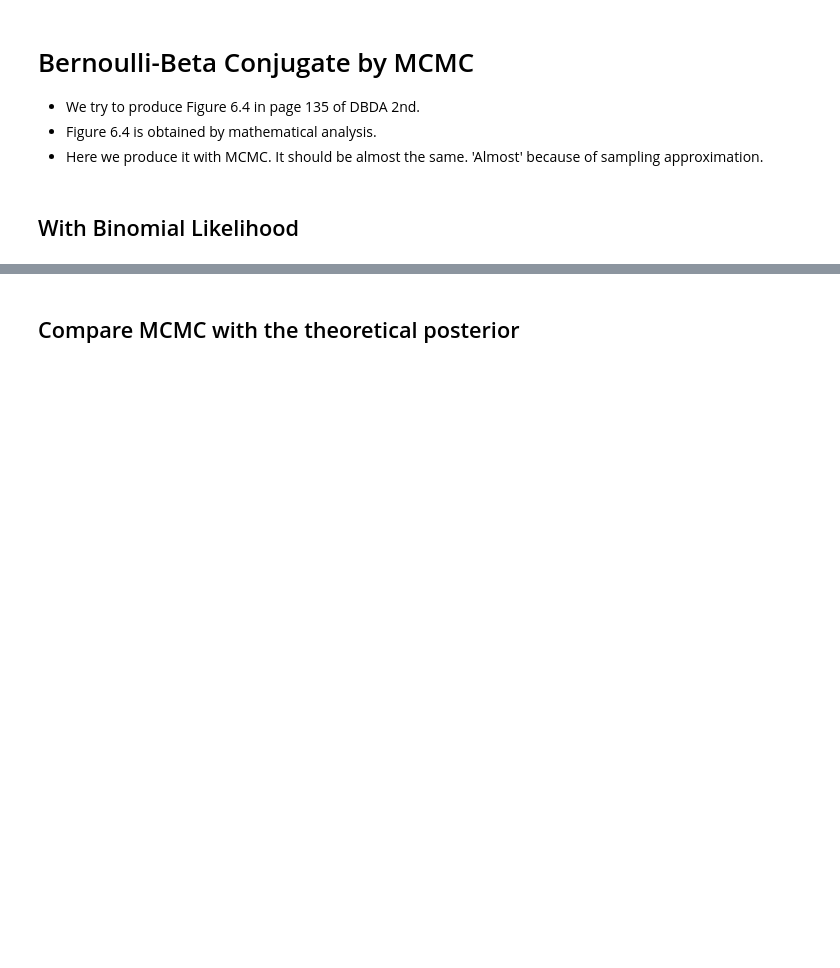
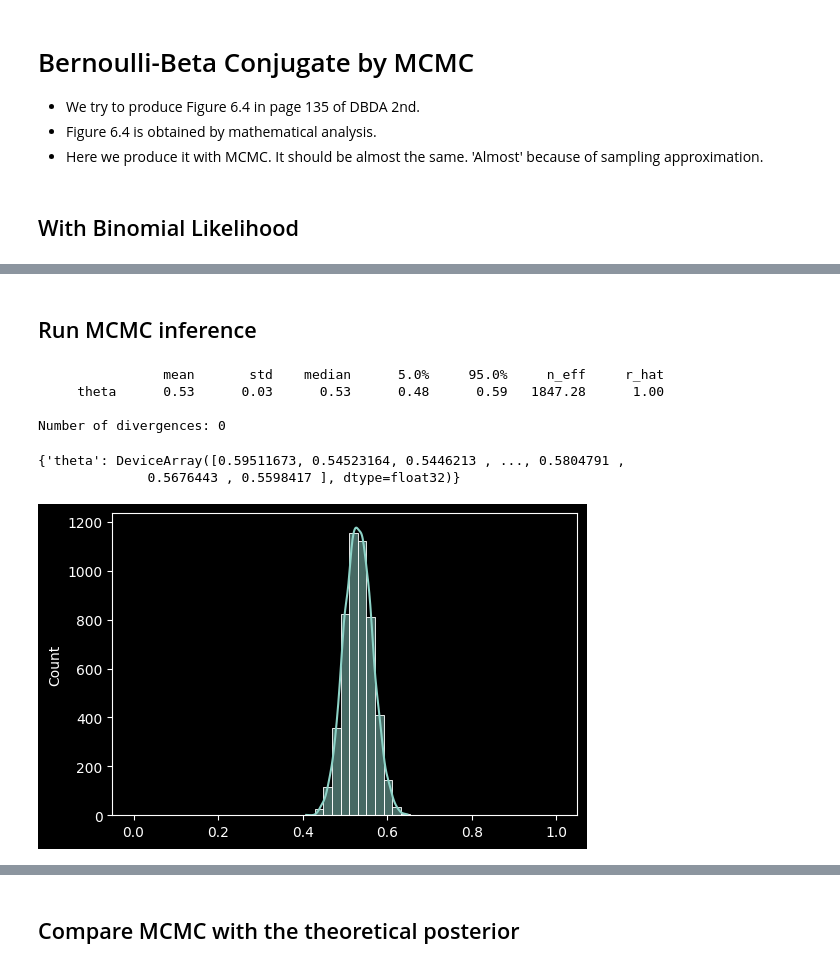
Before and after one commit to yongduek/lectures, a Jupyter notebook: esda/myworks/Ch.6.Bernoulli_beta_numpyro.ipynb, the cells around one changed output, grey strips where cells are left out. Cells and saved outputs as stored; diff of their text form; code cells hidden in the pictures; blank space fills up the shorter version.

```diff
--- a/esda/myworks/Ch.6.Bernoulli_beta_numpyro.ipynb
+++ b/esda/myworks/Ch.6.Bernoulli_beta_numpyro.ipynb
@@ -12,13 +12,16 @@ import jax
 import jax.random as random
 import jax.numpy as jnp
 
+import numpy as np
+import scipy.stats as stats
+
 import matplotlib.pyplot as plt
 import seaborn as sns;
 #sns.set_style("darkgrid");
 
 plt.rcParams['figure.dpi'] = 100
 plt.rcParams.update({"grid.linewidth":0.5, "grid.alpha":0.5})
-# plt.style.use("dark_background")
+plt.style.use("dark_background")
 # %%
 rng_key = random.PRNGKey(0)
 # %% [markdown]
@@ -29,0 +37,29 @@ def model_Binomial(a, b, N=20, z=17):
+# %% [markdown]
+## Run MCMC inference
+# %%
+kernel = NUTS(model_Binomial)
+mcmc = MCMC(kernel, num_warmup=1000, num_samples=5000, num_chains=1)
+
+#
+a,b = 100, 100  # prior model
+N, z = 20, 17   # observation from binomial
+#
+mcmc.run(rng_key, a=b, b=b, N=N, z=z)
+mcmc.print_summary()
+# %% [output]
+                mean       std    median      5.0%     95.0%     n_eff     r_hat
+     theta      0.53      0.03      0.53      0.48      0.59   1847.28      1.00
+
+Number of divergences: 0
+# %%
+samples_binom = mcmc.get_samples()
+samples = samples_binom
+samples
+# %% [output]
+{'theta': DeviceArray([0.59511673, 0.54523164, 0.5446213 , ..., 0.5804791 ,
+              0.5676443 , 0.5598417 ], dtype=float32)}
+# %%
+x = np.linspace(0, 1, 50)
+sns.histplot(samples['theta'], kde=True, bins=x, );
+# %% [output]
+[figure, added]
```
Also changed, not shown: parts of 31 cells of this notebook, 3 other files.
